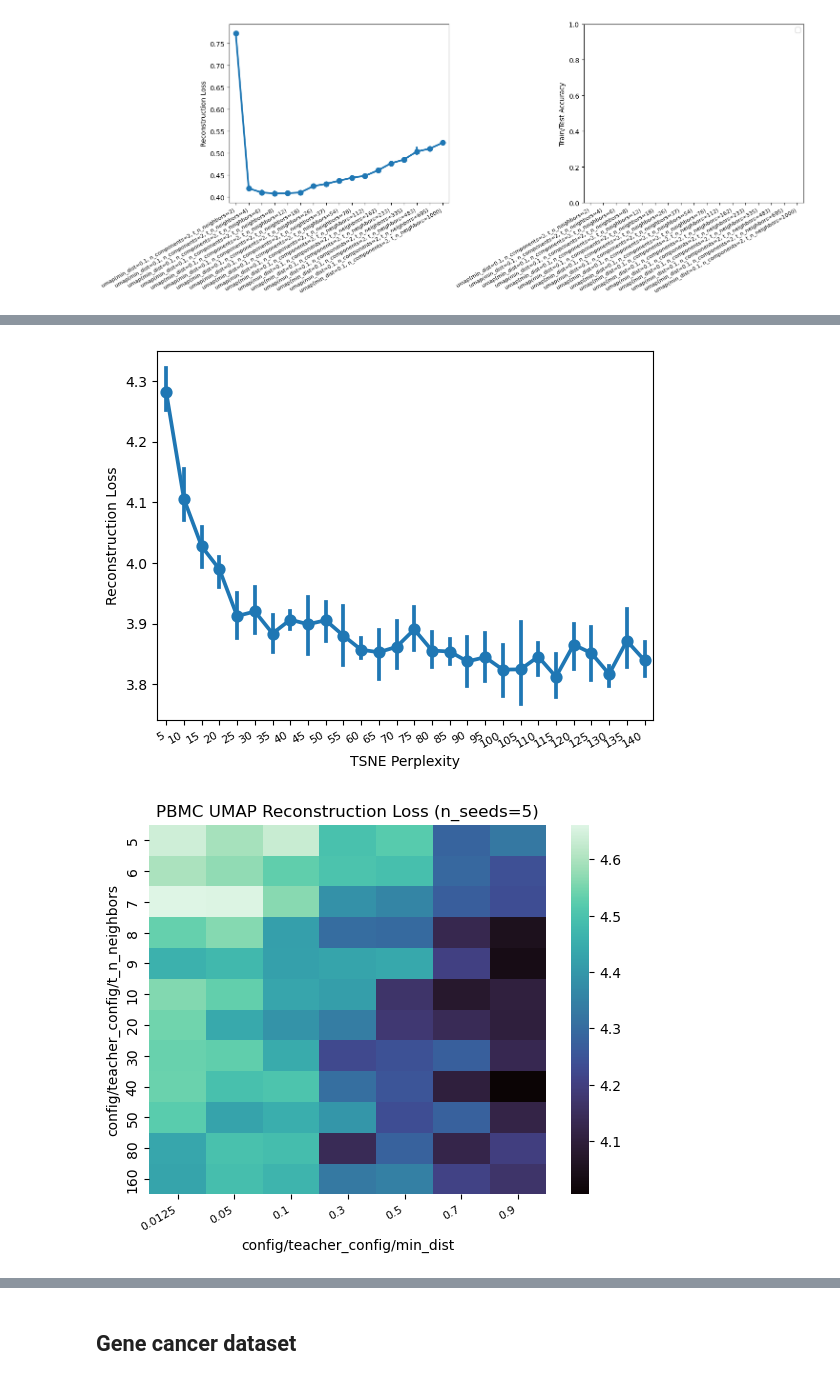
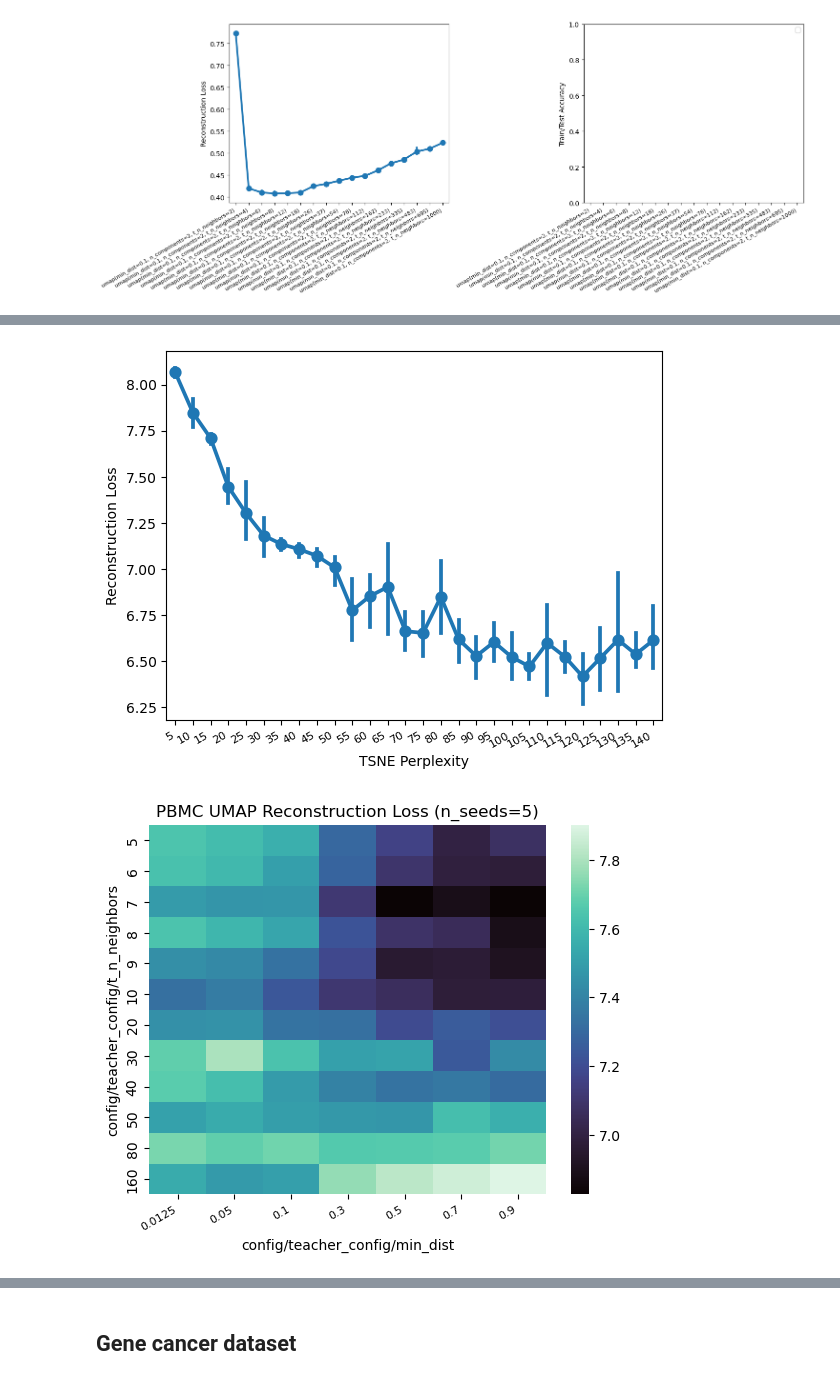
Before and after one commit to DataSlingers/MEDAL, a Jupyter notebook: notebooks/compare_teachers.ipynb, the cells around one changed output, grey strips where cells are left out. Drawn from its saved outputs; the diff is of its cells as text; code cells hidden in the pictures.

```diff
--- a/notebooks/compare_teachers.ipynb
+++ b/notebooks/compare_teachers.ipynb
@@ -433,7 +433,5 @@ plt.xticks(rotation=30, fontsize=8, ha='right');
 # %%
 analysis = pd.read_csv('/shared/share_mala/irchang/drd/compare_teachers/pbmc_tsne.csv')
-analysis2 = pd.read_csv('/shared/share_mala/irchang/drd/compare_teachers/pbmc_tsne2.csv')
-analysis = pd.concat([analysis, analysis2], axis=0)
 param_cols = [c for c in analysis.columns if c.startswith(prefix) and c != teacher_col]
 analysis['teacher_cfg'] = analysis.apply(make_label, param_cols = param_cols, axis=1)
 sns.pointplot(data=analysis, x='config/teacher_config/perplexity', y='recon_loss')
@@ -441,15 +439,13 @@ plt.xticks(rotation=30, fontsize=8, ha='right')
 plt.xlabel("TSNE Perplexity")
 plt.ylabel("Reconstruction Loss");
 # %% [output]
-[figure, old version]
+[figure, new version]
 # %%
 analysis = pd.read_csv('/shared/share_mala/irchang/drd/compare_teachers/pbmc_umap.csv')
-analysis2 = pd.read_csv('/shared/share_mala/irchang/drd/compare_teachers/pbmc_umap2.csv')
-analysis = pd.concat([analysis, analysis2])
 subset = analysis[['config/teacher_config/t_n_neighbors', 'config/teacher_config/min_dist', 'recon_loss']]
 subset_agg = subset.groupby(['config/teacher_config/t_n_neighbors', 'config/teacher_config/min_dist']).mean().reset_index()
 sns.heatmap(data = subset_agg.pivot(index='config/teacher_config/t_n_neighbors', columns='config/teacher_config/min_dist', values='recon_loss'), annot=False, fmt=".4f", cmap="mako")
 plt.xticks(rotation=30, fontsize=8, ha='right')
 plt.title("PBMC UMAP Reconstruction Loss (n_seeds=5)");
 # %% [output]
-[figure, old version]
+[figure, new version]
```
Also changed, not shown: parts of 3 cells of this notebook, 7 other files.
